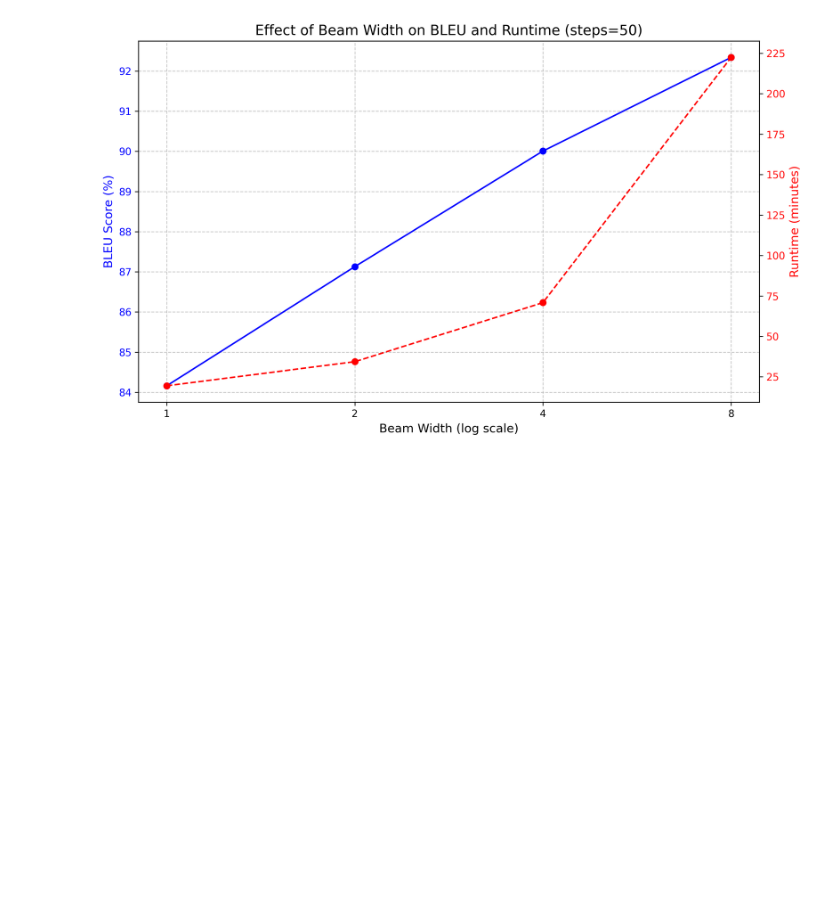
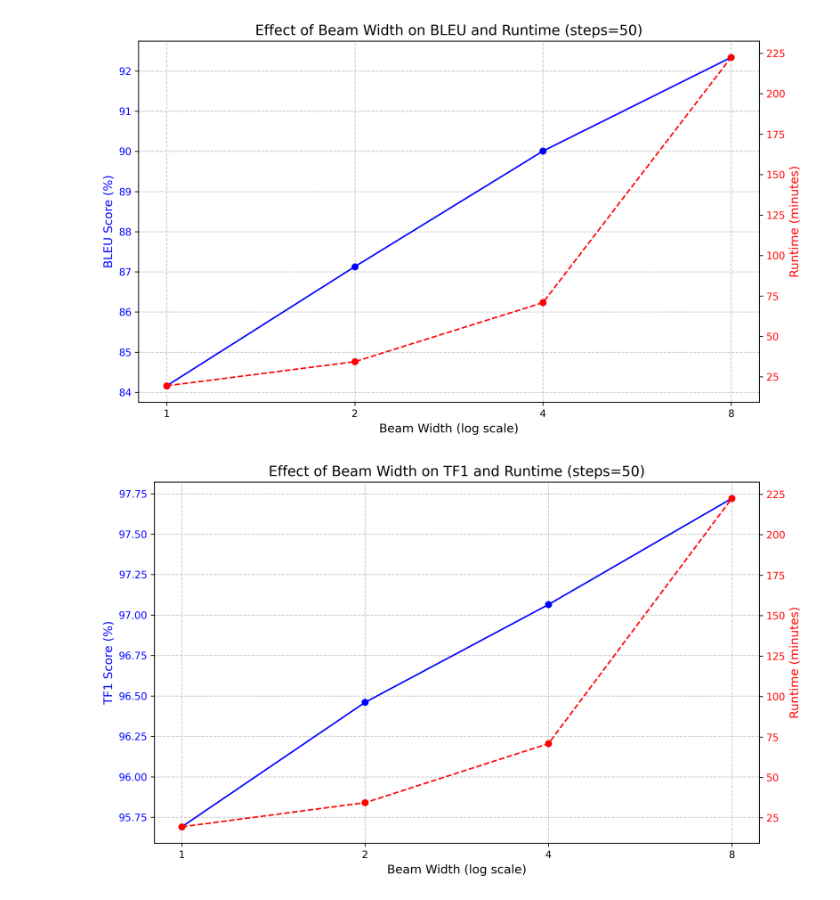
Before and after one commit to ryan-ott/vec2text, a Jupyter notebook: analysis.ipynb, the cells around one changed output. Drawn from its saved outputs; the diff is of its cells as text; code cells hidden in the pictures; blank space fills up the shorter version.

Commit message:
Added comparisons of TF1 and Exact with Runtime for diff beam width

```diff
--- a/analysis.ipynb
+++ b/analysis.ipynb
@@ -23,8 +23,9 @@ data = data[data['Steps'] == 50]
 
 data['Runtime (min)'] = data['Runtime (min)'].apply(time_to_minutes)
 
-# Calculate BLEU-to-Runtime Ratio
-data['BLEU-to-Runtime Ratio'] = data['BLEU'] * 100 / data['Runtime (min)']
+print(data.columns)
+# # Calculate BLEU-to-Runtime Ratio
+# data['BLEU-to-Runtime Ratio'] = data['BLEU'] * 100 / data['Runtime (min)']
 
-# Calculate BLEU Improvement
-data['BLEU Improvement'] = data['BLEU'].diff().fillna(0) * 100
+# # Calculate BLEU Improvement
+# data['BLEU Improvement'] = data['BLEU'].diff().fillna(0) * 100
@@ -63,3 +68,31 @@ fig.tight_layout()
 plt.show()
 # %% [output]
 [figure]
+# %%
+fig, ax1 = plt.subplots(figsize=(10, 6), dpi=300)
+
+ax1.set_title('Effect of Beam Width on TF1 and Runtime (steps=50)', fontsize=14)
+ax1.set_xlabel('Beam Width (log scale)', fontsize=12)
+ax1.set_xscale('log')
+ax1.set_xticks([1, 2, 4, 8])
+ax1.get_xaxis().set_major_formatter(plt.ScalarFormatter())
+ax1.get_xaxis().set_minor_formatter(plt.NullFormatter())
+ax1.tick_params(axis='x', which='minor', bottom=False)
+
+# TF1 Score on the left y-axis
+ax1.set_ylabel('TF1 Score (%)', fontsize=12, color='blue')
+ax1.plot(data['Beam'], data['TF1'] * 100, 'o-', color='blue', label='TF1 Score')
+ax1.tick_params(axis='y', labelcolor='blue')
+
+# Runtime on the right y-axis
+ax2 = ax1.twinx()
+ax2.set_ylabel('Runtime (minutes)', fontsize=12, color='red')
+ax2.plot(data['Beam'], data['Runtime (min)'], 'o--', color='red', label='Runtime')
+ax2.tick_params(axis='y', labelcolor='red')
+
+# Gridlines and layout
+ax1.grid(visible=True, linestyle='--', alpha=0.7)
+fig.tight_layout()
+plt.show()
+# %% [output]
+[figure, added]
```
Also changed, not shown: parts of 2 cells of this notebook.
